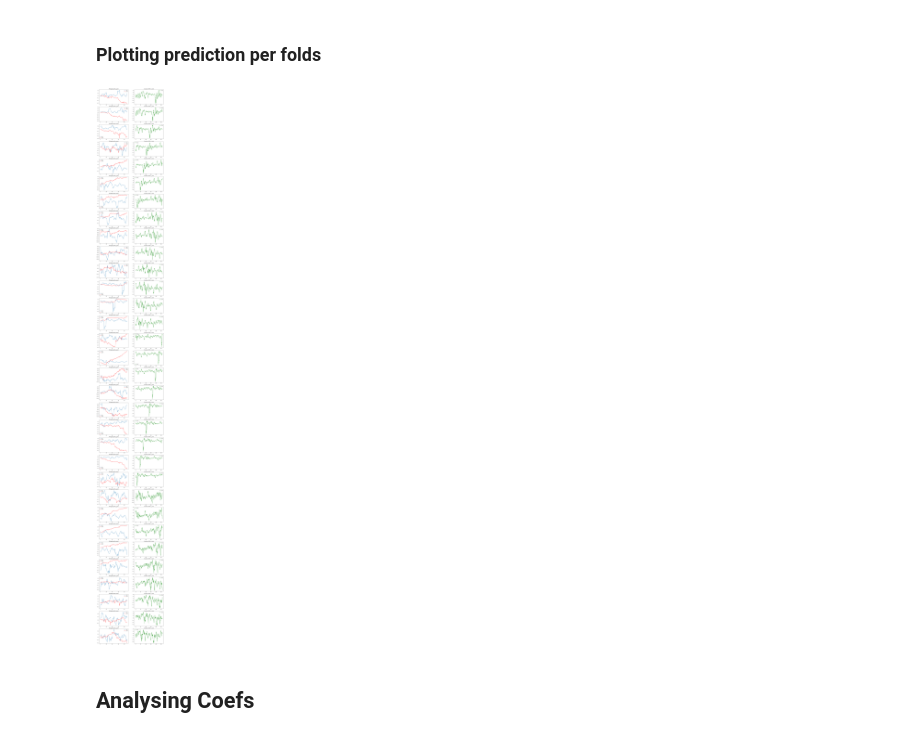
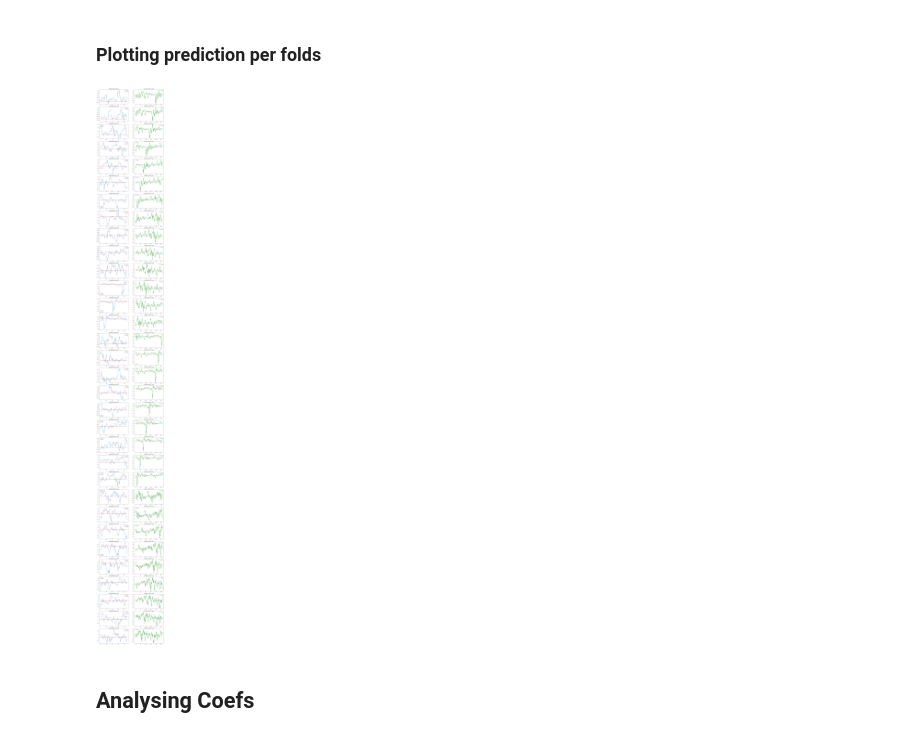
Before and after one commit to AlexandreLaizet/bitcoin_deep_learning, a Jupyter notebook: notebooks/Model Testing Env.ipynb, the cells around one changed output. Saved outputs shown, nothing was run; the diff lists cells and outputs as text; code cells hidden in the pictures.

```diff
--- a/notebooks/Model Testing Env.ipynb
+++ b/notebooks/Model Testing Env.ipynb
@@ -64,9 +64,11 @@ def plot_predictions_models_all_folds(X_train_list, Y_train_list, X_test_list, Y
         axs[k, 1].set_title('Evolution of the y_train')
         axs[k, 1].legend();
 # %%
-plot_predictions_models_all_folds(X_train_list, Y_train_list, X_test_list, Y_test_list, LinearRegressionBaselineModel(alpha = 0.008 , l1_ratio = 0.0005))
+alpha = 15
+l1 = 0.003
+plot_predictions_models_all_folds(X_train_list, Y_train_list, X_test_list, Y_test_list, LinearRegressionBaselineModel(alpha = alpha , l1_ratio = l1))
 # %% [output]
-[figure, old version]
+[figure, new version]
 # %%
 #ypred j+7 - ypred j+1 / ypred j+7
 #ypred_diff.apply(lambda x: x*())
```
Also changed, not shown: parts of 5 cells of this notebook, 1 other file.
